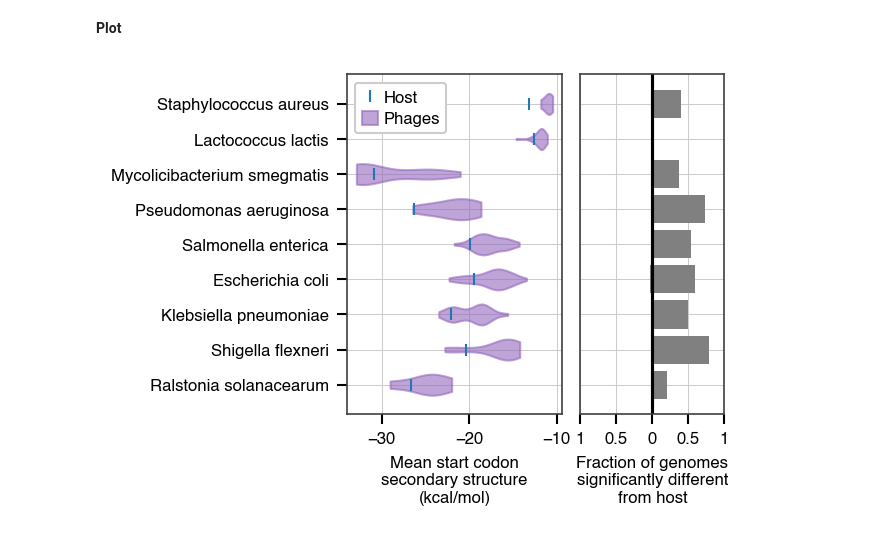
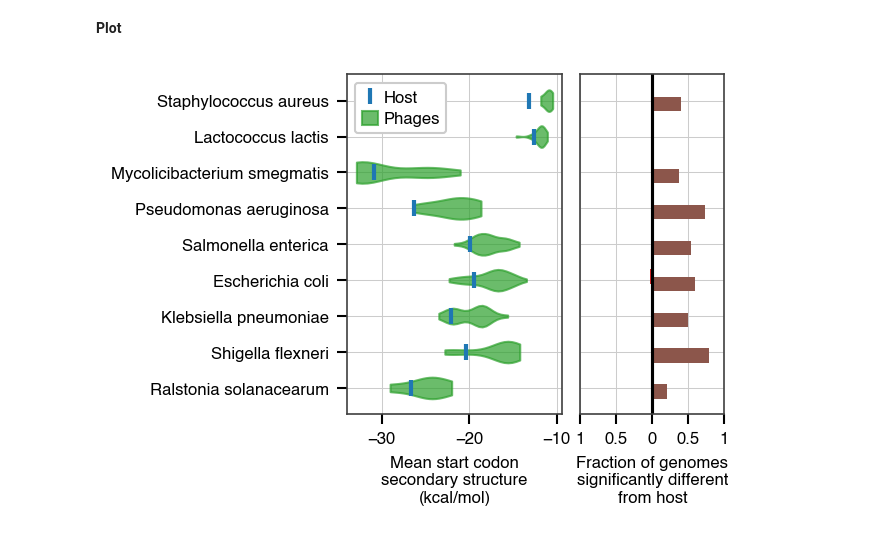
Before and after one commit to adamhockenberry/phage-translation, a Jupyter notebook: Code/7-multi-species-analysis.ipynb, the cells around one changed output. Cells and saved outputs as stored; diff of their text form; code cells hidden in the pictures.

```diff
--- a/Code/7-multi-species-analysis.ipynb
+++ b/Code/7-multi-species-analysis.ipynb
@@ -56,6 +56,11 @@ matplotlib.rcParams['legend.fontsize'] = 8
 
 prop_cycle = plt.rcParams['axes.prop_cycle']
 colors = prop_cycle.by_key()['color']
+
+
+from matplotlib import rc
+rc('font',**{'family':'sans-serif','sans-serif':['Helvetica']})
+plt.rcParams['pdf.fonttype'] = 42
 # %%
 phages_df = pd.read_csv('../Data/NCBI_phage_db/paper_dataset_11_2020_with_clusters.tsv', sep='\t')
 phages_df.head()
@@ -119,8 +124,8 @@ for key, val in col_to_label_dict.items():
 host_genome_dir = '../Data/NCBI_phage_db/host_genomes/'
 base_viral_genome_dir = '../Data/NCBI_phage_db/phage_genomes/'
 
-col_name = 'aSD_binding'
-# col_name = 'sec_struct'
+# col_name = 'aSD_binding'
+col_name = 'sec_struct'
 # col_name = 'Start_accessibility'
 # col_name = 'GC_cds'
 # col_name = 'iCUB'
@@ -313,49 +318,49 @@ for host_id in lifestyle_phylo_listy[::-1]:
 # %%
 all_y_vals = list(np.arange(1, len(all_phage_means)+1, 1))
 if lifestyle_constraint == 'Virulent':
-    phage_patch = mpatches.Patch(color=colors[4], alpha=0.6, label='Phages')
+    phage_patch = mpatches.Patch(color=colors[2], alpha=0.7, label='Phages')
 elif lifestyle_constraint == 'Temperate':
-    phage_patch = mpatches.Patch(color='gold', alpha=0.6, label='Phages')
+    phage_patch = mpatches.Patch(color=colors[4], alpha=0.7, label='Phages')
 else:
     print('MAJOR ERROR')
     raise Exception
 
 
 fig, ax_arr = plt.subplots(figsize=(3.25,3), ncols=2, sharey=True, gridspec_kw={'width_ratios': [1.5, 1]})
 ###Subplot 1
 vparts = ax_arr[0].violinplot(all_phage_means, widths=0.6, vert=False,
                               showextrema=False, points=20)
 for pc in vparts['bodies']:
     if lifestyle_constraint == 'Virulent':
+        pc.set_facecolor(colors[2])
+        pc.set_edgecolor(colors[2])
+        pc.set_alpha(0.7)
+    elif lifestyle_constraint == 'Temperate':
         pc.set_facecolor(colors[4])
         pc.set_edgecolor(colors[4])
-        pc.set_alpha(0.6)
-    elif lifestyle_constraint == 'Temperate':
-        pc.set_facecolor('gold')
-        pc.set_edgecolor('gold')
-        pc.set_alpha(0.6)
+        pc.set_alpha(0.7)
     else:
         print('MAJOR ERROR')
         raise Exception
 host_data = ax_arr[0].plot(all_host_means, all_y_vals, c=colors[0],\
-            marker='|', linestyle='', zorder=2, markersize=6, mew=1, label='Host')
+            marker='|', linestyle='', zorder=2, markersize=8, mew=2, label='Host')
 ax_arr[0].set_yticks(all_y_vals);
 ax_arr[0].set_yticklabels(host_species_names, size=8);
 ax_arr[0].set_xlabel(mean_col_to_label_dict[col_name], fontsize=8)
 ax_arr[0].legend(handles=[host_data[0], phage_patch], framealpha=1.0, handlelength=1, handleheight=1, handletextpad=0.3, labelspacing=0.3)
 
 ###Subplot 2
-l_bar = ax_arr[1].barh(all_y_vals, [-1*i[0] for i in all_phage_sig], height=0.8,\
-             color='gray')
-r_bar = ax_arr[1].barh(all_y_vals, [i[1] for i in all_phage_sig], height=0.8,\
-            color='gray')
+l_bar = ax_arr[1].barh(np.array(all_y_vals)+0.1, [-1*i[0] for i in all_phage_sig], height=0.4,\
+             color=colors[3])
+r_bar = ax_arr[1].barh(np.array(all_y_vals)-0.1, [i[1] for i in all_phage_sig], height=0.4,\
+            color=colors[5])
 ax_arr[1].set_xticks([-1, -0.5, 0, 0.5, 1])
 ax_arr[1].set_xticklabels([1, 0.5, 0, 0.5, 1])
 ax_arr[1].axvline(0, c='k')
 ax_arr[1].tick_params(width=0, axis='y')
 ax_arr[1].set_xlabel('Fraction of genomes\nsignificantly different\nfrom host', fontsize=8)
 # ax_arr[0].xticks(size=8)
 plt.subplots_adjust(wspace=0.1)
 plt.savefig(figs_dir + '/limited_species_{}_{}.png'.format(lifestyle_constraint, col_name), dpi=300, bbox_inches='tight')
 # %% [output]
-[figure, old version]
+[figure, new version]
```
Also changed, not shown: parts of 4 cells of this notebook, 25 other files.
